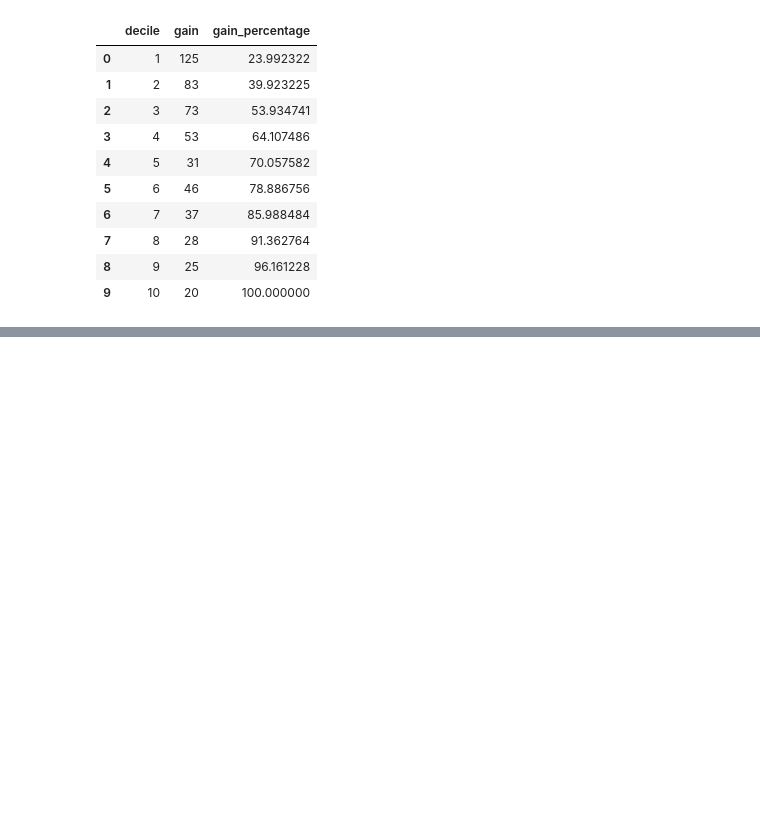
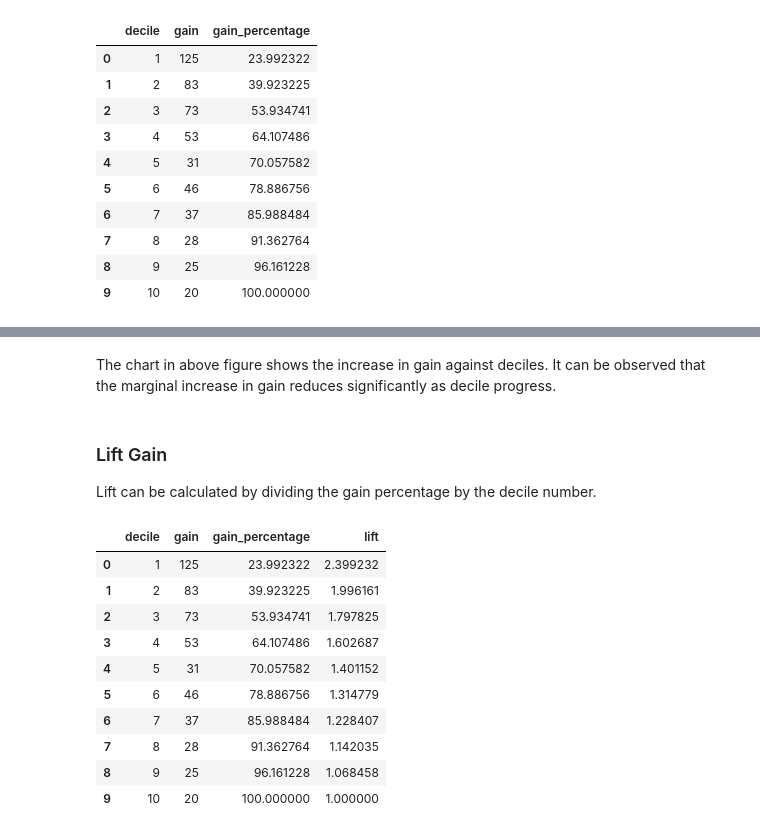
Before and after one commit to Anurag-Warthi/Data-Science-Machine-Learning, a Jupyter notebook: Data Science/03-Classification/Gain_Lift.ipynb, the cells around one changed output, grey strips where cells are left out. Saved outputs shown, nothing was run; the diff lists cells and outputs as text; code cells hidden in the pictures; blank space fills up the shorter version.

```diff
--- a/Data Science/03-Classification/Gain_Lift.ipynb
+++ b/Data Science/03-Classification/Gain_Lift.ipynb
@@ -339,0 +350,21 @@ gain_lift_df
+# %% [markdown]
+The chart in above figure shows the increase in gain against deciles. It can be observed that the marginal increase in gain reduces significantly as decile progress.
+# %% [markdown]
+### Lift Gain
+
+Lift can be calculated by dividing the gain percentage by the decile number.
+# %%
+gain_lift_df['lift'] = (gain_lift_df.gain_percentage / (gain_lift_df.decile * 10) )
+gain_lift_df
+# %% [output]
+|  | decile | gain | gain_percentage | lift |
+| 0 | 1 | 125 | 23.992322 | 2.399232 |
+| 1 | 2 | 83 | 39.923225 | 1.996161 |
+| 2 | 3 | 73 | 53.934741 | 1.797825 |
+| 3 | 4 | 53 | 64.107486 | 1.602687 |
+| 4 | 5 | 31 | 70.057582 | 1.401152 |
+| 5 | 6 | 46 | 78.886756 | 1.314779 |
+| 6 | 7 | 37 | 85.988484 | 1.228407 |
+| 7 | 8 | 28 | 91.362764 | 1.142035 |
+| 8 | 9 | 25 | 96.161228 | 1.068458 |
+| 9 | 10 | 20 | 100.000000 | 1.000000 |
```
Also changed, not shown: parts of 4 cells of this notebook.
